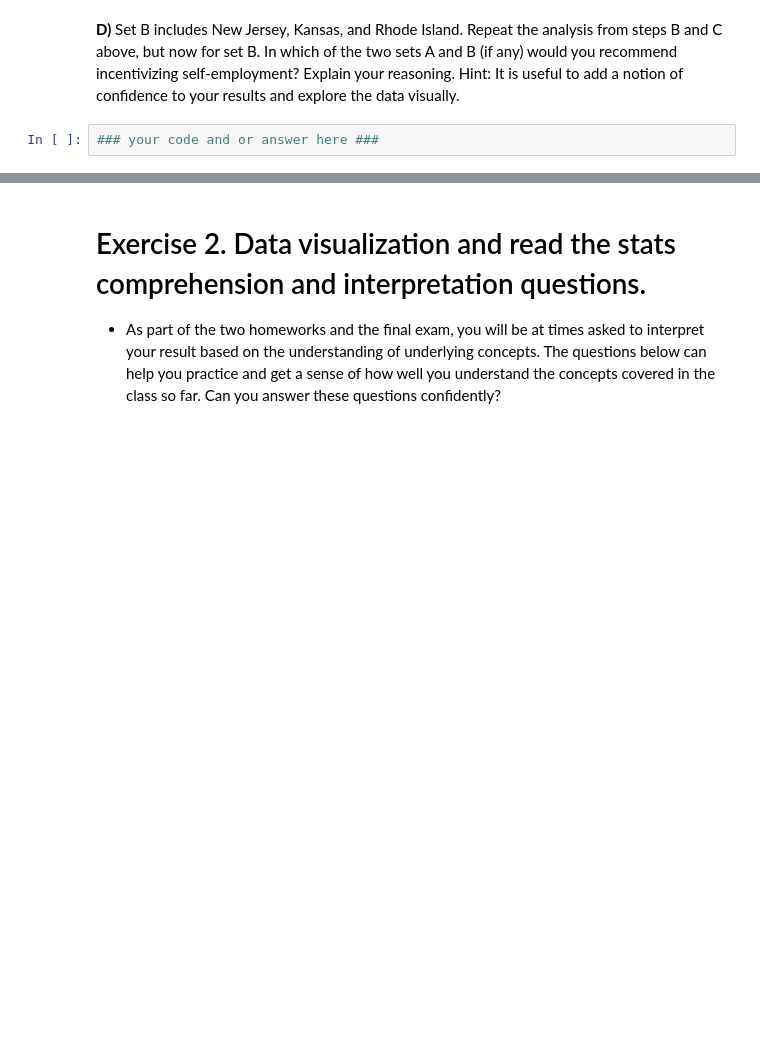
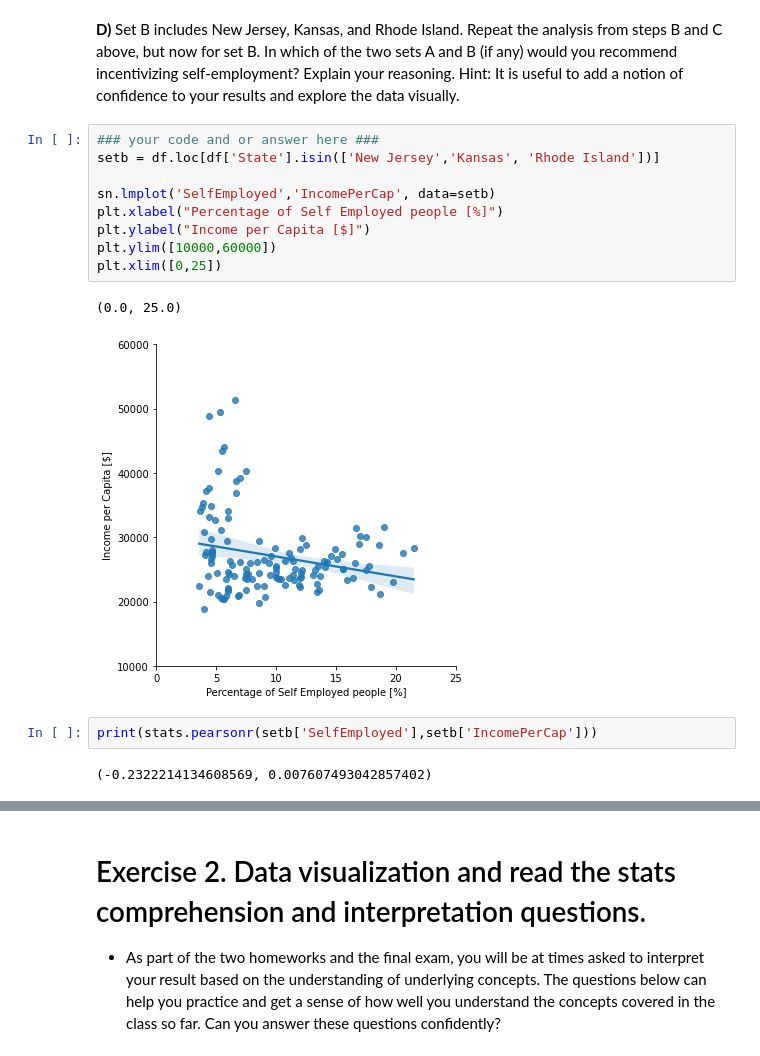
Before and after one commit to ravinitheshreddy/2020, a Jupyter notebook: Tutorials/03 - Describing data/Describing_data_exercise.ipynb, the cells around one changed output, grey strips where cells are left out. Cells and saved outputs as stored; diff of their text form; blank space fills up the shorter version.

```diff
--- a/Tutorials/03 - Describing data/Describing_data_exercise.ipynb
+++ b/Tutorials/03 - Describing data/Describing_data_exercise.ipynb
@@ -205,4 +232,18 @@ Name: (IncomePerCap, SelfEmployed), dtype: float64
 # %% [markdown]
 **D)** Set B includes New Jersey, Kansas, and Rhode Island. Repeat the analysis from steps B and C above, but now for set B. In which of the two sets A and B (if any) would you recommend incentivizing self-employment? Explain your reasoning. Hint: It is useful to add a notion of confidence to your results and explore the data visually.
-# %%
-### your code and or answer here ###
+# %%
+### your code and or answer here ###
+setb = df.loc[df['State'].isin(['New Jersey','Kansas', 'Rhode Island'])]
+
+sn.lmplot('SelfEmployed','IncomePerCap', data=setb)
+plt.xlabel("Percentage of Self Employed people [%]")
+plt.ylabel("Income per Capita [$]")
+plt.ylim([10000,60000])
+plt.xlim([0,25])
+# %% [output]
+(0.0, 25.0)
+[figure, added]
+# %%
+print(stats.pearsonr(setb['SelfEmployed'],setb['IncomePerCap']))
+# %% [output]
+(-0.2322214134608569, 0.007607493042857402)
```
Also changed, not shown: parts of 15 cells of this notebook.
